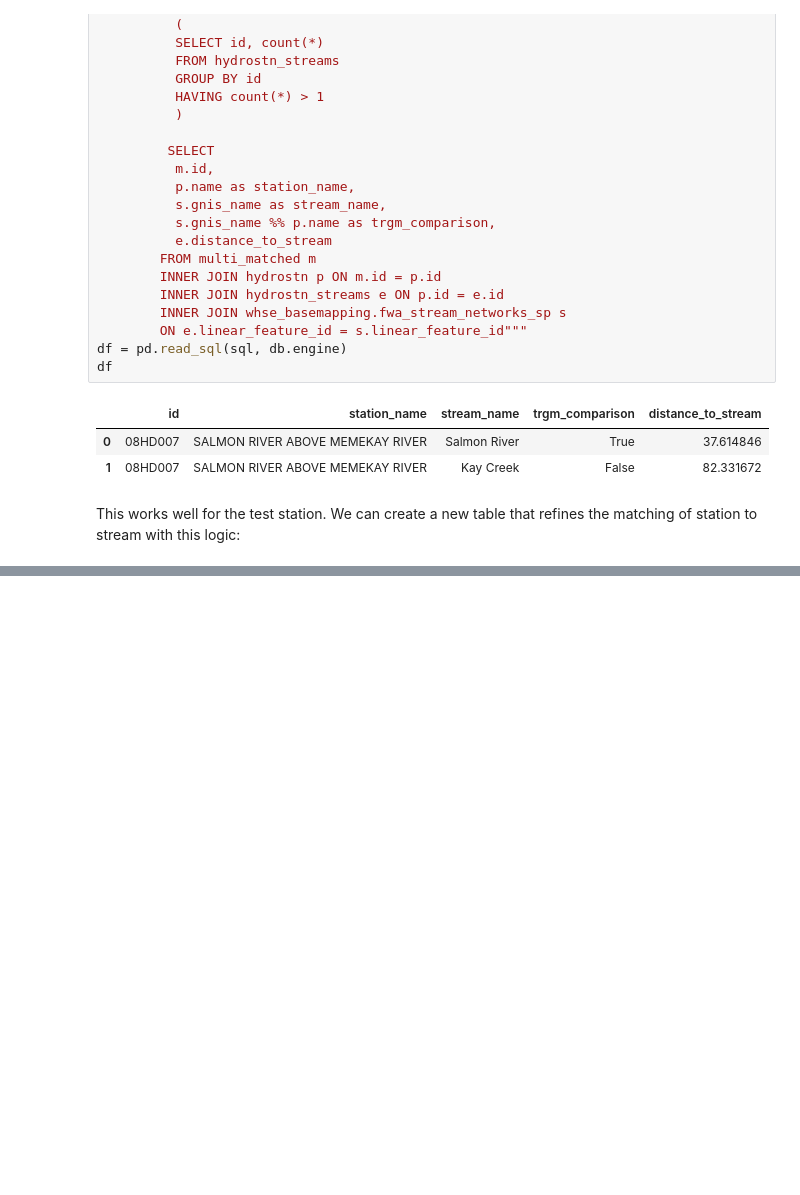
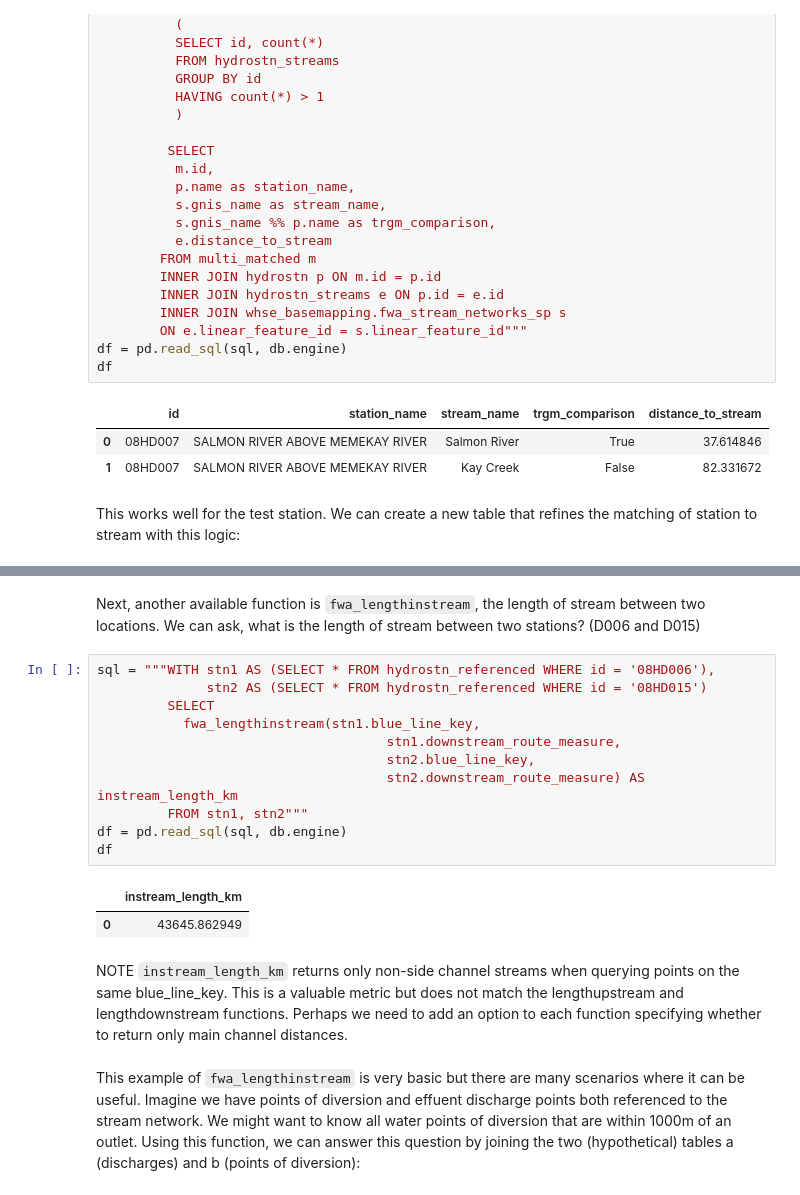
Before and after one commit to smnorris/fwakit, a Jupyter notebook: examples/01_example_linear_referencing.ipynb, the cells around one changed output, grey strips where cells are left out. Cells and saved outputs as stored; diff of their text form; blank space fills up the shorter version.

Commit message:
refine examples

```diff
--- a/examples/01_example_linear_referencing.ipynb
+++ b/examples/01_example_linear_referencing.ipynb
@@ -211,0 +269,20 @@ df
+# %% [markdown]
+Next, another available function is `fwa_lengthinstream`, the length of stream between two locations. We can ask, what is the length of stream between two stations? (D006 and D015)
+# %%
+sql = """WITH stn1 AS (SELECT * FROM hydrostn_referenced WHERE id = '08HD006'),
+              stn2 AS (SELECT * FROM hydrostn_referenced WHERE id = '08HD015')
+         SELECT
+           fwa_lengthinstream(stn1.blue_line_key,
+                                     stn1.downstream_route_measure,
+                                     stn2.blue_line_key,
+                                     stn2.downstream_route_measure) AS instream_length_km
+         FROM stn1, stn2"""
+df = pd.read_sql(sql, db.engine)
+df
+# %% [output]
+|  | instream_length_km |
+| 0 | 43645.862949 |
+# %% [markdown]
+NOTE `instream_length_km` returns only non-side channel streams when querying points on the same blue_line_key. This is a valuable metric but does not match the lengthupstream and lengthdownstream functions. Perhaps we need to add an option to each function specifying whether to return only main channel distances.
+# %% [markdown]
+This example of `fwa_lengthinstream` is very basic but there are many scenarios where it can be useful. Imagine we have points of diversion and effuent discharge points both referenced to the stream network. We might want to know all water points of diversion that are within 1000m of an outlet. Using this function, we can answer this question by joining the two (hypothetical) tables a (discharges) and b (points of diversion):
```
Also changed, not shown: parts of 7 cells of this notebook, 2 other files.
